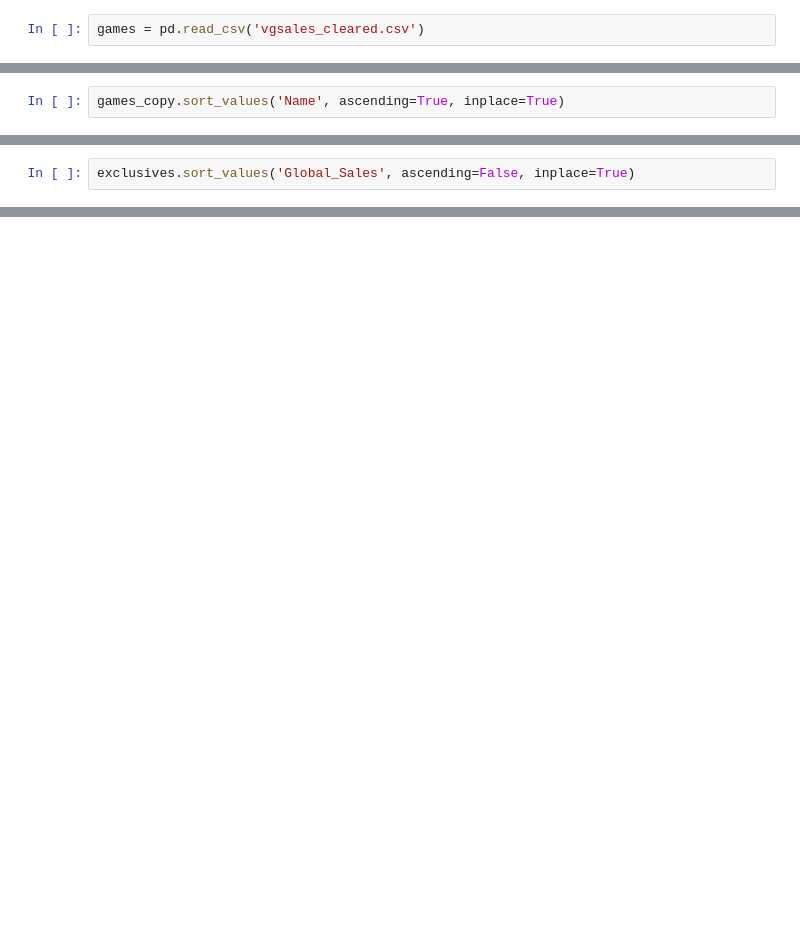
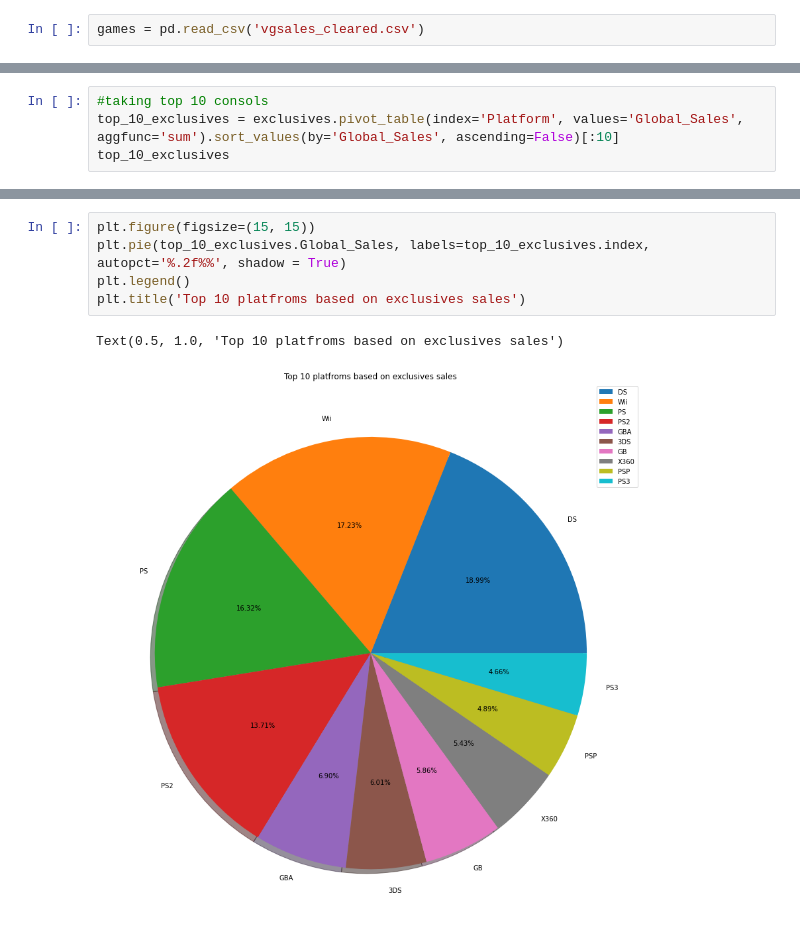
Before and after one commit to XOMIC/Data-Analytics-Projects, a Jupyter notebook: Games-Sales-Data/exclusives.ipynb, the cells around one changed output, grey strips where cells are left out. Saved outputs shown, nothing was run; the diff lists cells and outputs as text; blank space fills up the shorter version.

Commit message:
exclusive update

```diff
--- a/Games-Sales-Data/exclusives.ipynb
+++ b/Games-Sales-Data/exclusives.ipynb
@@ -17,4 +24,2 @@ games_copy.head()
-# %%
-games_copy.sort_values('Name', ascending=True, inplace=True)
 # %%
 exclusives = games_copy.drop_duplicates(subset='Name', keep= False)
@@ -21,2 +33,0 @@ exclusives = games_copy.drop_duplicates(subset='Name', keep= False)
-# %%
-exclusives.sort_values('Global_Sales', ascending=False, inplace=True)
@@ -43,0 +34,4 @@ exclusives.loc[exclusives.Platform == "PS3"]
+# %%
+#taking top 10 consols
+top_10_exclusives = exclusives.pivot_table(index='Platform', values='Global_Sales', aggfunc='sum').sort_values(by='Global_Sales', ascending=False)[:10]
+top_10_exclusives
@@ -43,0 +51,8 @@ exclusives.loc[exclusives.Platform == "PS3"]
+# %%
+plt.figure(figsize=(15, 15))
+plt.pie(top_10_exclusives.Global_Sales, labels=top_10_exclusives.index, autopct='%.2f%%', shadow = True)
+plt.legend()
+plt.title('Top 10 platfroms based on exclusives sales')
+# %% [output]
+Text(0.5, 1.0, 'Top 10 platfroms based on exclusives sales')
+[figure, added]
```
Also changed, not shown: parts of 9 cells of this notebook.
